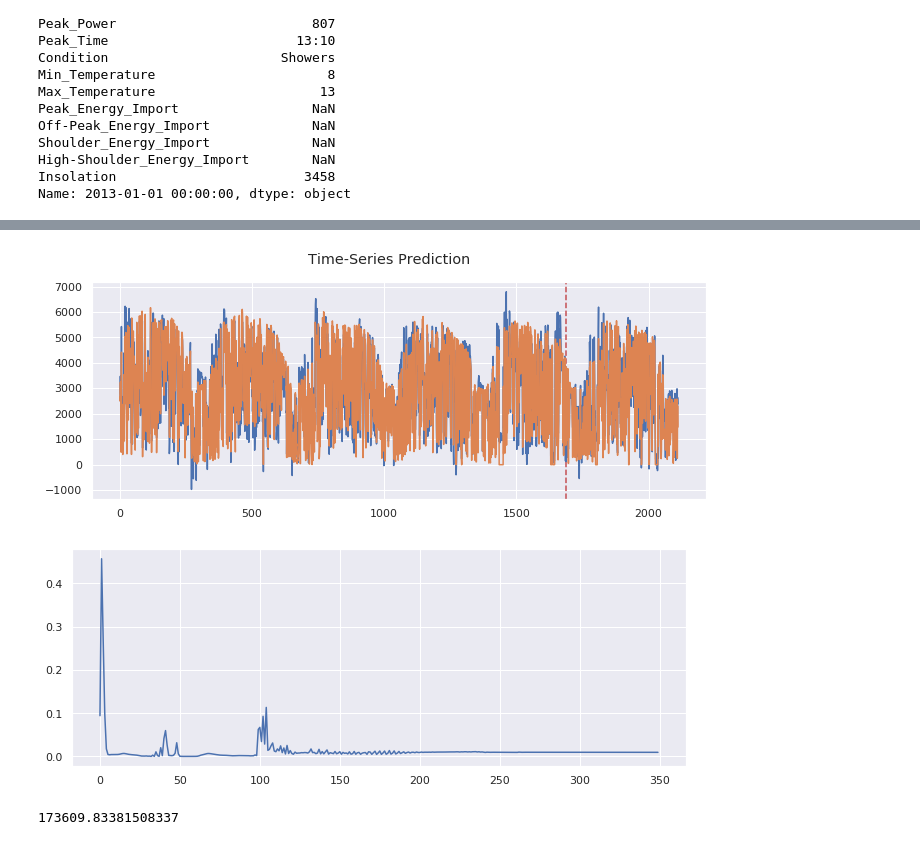
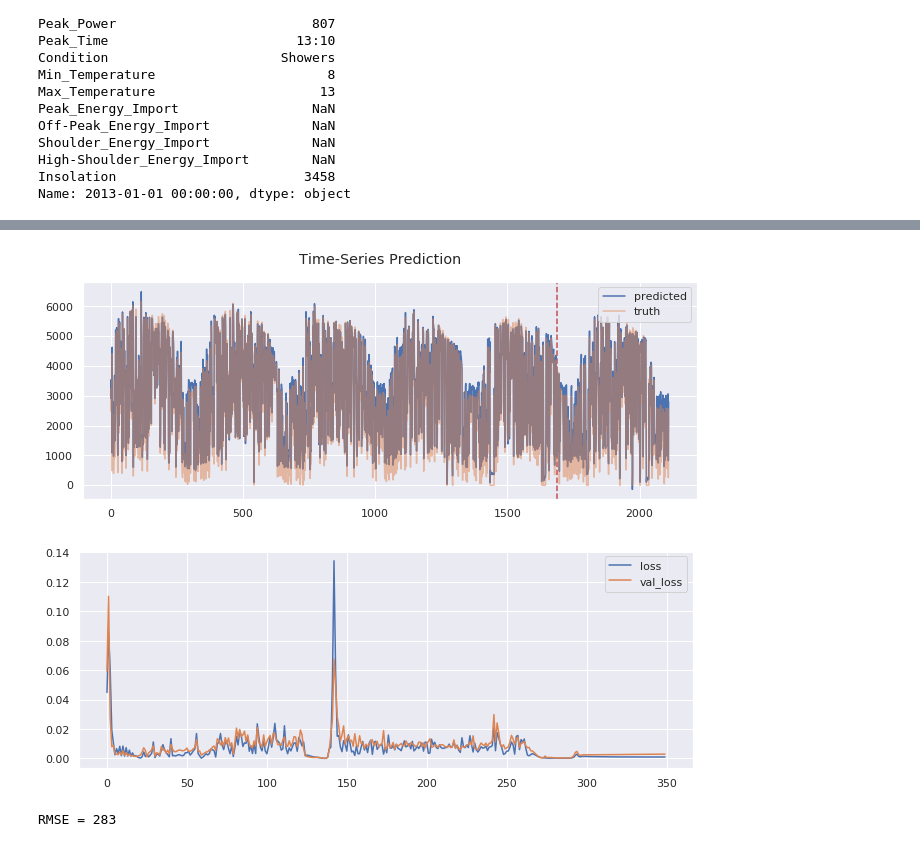
Before and after one commit to pixel-ports/PV_prod_predic, a Jupyter notebook: MODEL_PREDIC_BENCHMARK/LSTM.ipynb, the cells around one changed output, grey strips where cells are left out. Cells and saved outputs as stored; diff of their text form; code cells hidden in the pictures.

```diff
--- a/MODEL_PREDIC_BENCHMARK/LSTM.ipynb
+++ b/MODEL_PREDIC_BENCHMARK/LSTM.ipynb
@@ -68,14 +83,14 @@ X, y = split_sequence(training_data, n_steps)
 train_size = int(len(y) * 0.8)
 test_size = len(y) - train_size
 
-dataX = Variable(torch.Tensor(np.array(X)))
-dataY = Variable(torch.Tensor(np.array(y)))
+dataX = Variable(torch.Tensor(X))
+dataY = Variable(torch.Tensor(y))
 
-trainX = Variable(torch.Tensor(np.array(X[0:train_size])))
-trainY = Variable(torch.Tensor(np.array(y[0:train_size])))
+trainX = Variable(torch.Tensor(X[0:train_size]))
+trainY = Variable(torch.Tensor(y[0:train_size]))
 
-testX = Variable(torch.Tensor(np.array(X[train_size:len(X)])))
-testY = Variable(torch.Tensor(np.array(y[train_size:len(y)])))
+testX = Variable(torch.Tensor(X[train_size:len(X)]))
+testY = Variable(torch.Tensor(y[train_size:len(y)]))
 # %%
 class Vanilla_LSTM(nn.Module):
 
@@ -211,11 +304,12 @@ class MV_LSTM(torch.nn.Module):
 # %%
+# not the same as split_sequence (without s) function
 def split_sequences(sequences, n_steps):
     X, y = list(), list()
     for i in range(len(sequences)):
         # find the end of this pattern
         end_ix = i + n_steps
-        # check if we are beyond the dataset
-        if end_ix > len(sequences):
+        # check if we are beyond the sequence
+        if end_ix > len(sequences)-1:
             break
         # gather input and output parts of the pattern
         seq_x, seq_y = sequences[i:end_ix, :-1], sequences[end_ix-1, -1]
@@ -262,19 +331,21 @@ optimizer = torch.optim.Adam(mv_net.parameters(), lr=1e-1)
 train_episodes = 350
 batch_size = 16
 # %%
+### Pbm here : train/test set defined after features normalization ?
 train_size = int(len(y) * 0.8)
 test_size = len(y) - train_size
 
-dataX = Variable(torch.Tensor(np.array(X)))
-dataY = Variable(torch.Tensor(np.array(y)))
+dataX = Variable(torch.Tensor(X))
+dataY = Variable(torch.Tensor(y))
 
-trainX = Variable(torch.Tensor(np.array(X[0:train_size])))
-trainY = Variable(torch.Tensor(np.array(y[0:train_size])))
+trainX = Variable(torch.Tensor(X[0:train_size]))
+trainY = Variable(torch.Tensor(y[0:train_size]))
 
-testX = Variable(torch.Tensor(np.array(X[train_size:len(X)])))
-testY = Variable(torch.Tensor(np.array(y[train_size:len(y)])))
+testX = Variable(torch.Tensor(X[train_size:len(X)]))
+testY = Variable(torch.Tensor(y[train_size:len(y)]))
 # %%
 loss_values = []
+val_loss_values = []
 for t in range(train_episodes):
     mv_net.train()
     for b in range(0,len(trainX),batch_size):
@@ -291,11 +362,16 @@ for t in range(train_episodes):
         loss.backward()
         optimizer.step()
         optimizer.zero_grad()
+
+
+    loss_values.append(loss)
+
     ##add test
     mv_net.eval()
     mv_net.init_hidden(testX.size(0))
     test_predict = mv_net(testX)
     loss = criterion(test_predict.view(-1), testY)
-    loss_values.append(loss)
-    print("loss",t,loss)
+    val_loss_values.append(loss)
+    if t % 10 == 0:
+        print("%d, loss %f val_loss %f" % (t,loss_values[-1],loss))
 # %% [output]
@@ -319,31 +395,34 @@ loss 349 tensor(0.0096, grad_fn=<MseLossBackward>)
 # %%
 mv_net.eval()
 mv_net.init_hidden(dataX.size(0))
 train_predict = mv_net(dataX)
 
 data_predict = train_predict.data.numpy()
 dataY_plot = dataY.data.numpy()
 
 data_predict = np.c_[ data_predict, np.zeros(dataY_plot.shape[0]) ]
 data_predict = np.c_[ data_predict, dataY_plot ]
 
 data_predict = scaler.inverse_transform(data_predict)
 
 plt.axvline(x=train_size, c='r', linestyle='--')
 
-plt.plot(data_predict[:,0])
-plt.plot(data_predict[:,2])
+plt.plot(data_predict[:,0], label="predicted")
+plt.plot(data_predict[:,2], alpha=0.5, label="truth")
 plt.suptitle('Time-Series Prediction')
+plt.legend()
 plt.show()
 # %% [output]
-[figure, old version]
+[figure, new version]
 # %%
-plt.plot(loss_values)
+plt.plot(loss_values[:], label="loss")
+plt.plot(val_loss_values[:], label="val_loss")
+plt.legend()
 plt.show()
 # %% [output]
-[figure, old version]
+[figure, new version]
-# %%
-from sklearn.metrics import mean_squared_error
-print(mean_squared_error(data_predict[:,2], data_predict[:,0])**1/2)
-# %% [output]
-173609.83381508337
+# %%
+rmse = mean_squared_error(data_predict[len(testX):,2], data_predict[len(testX):,0],squared=False)
+print("RMSE = %d" % rmse)
+# %% [output]
+RMSE = 283
```
Also changed, not shown: parts of 19 cells of this notebook.
